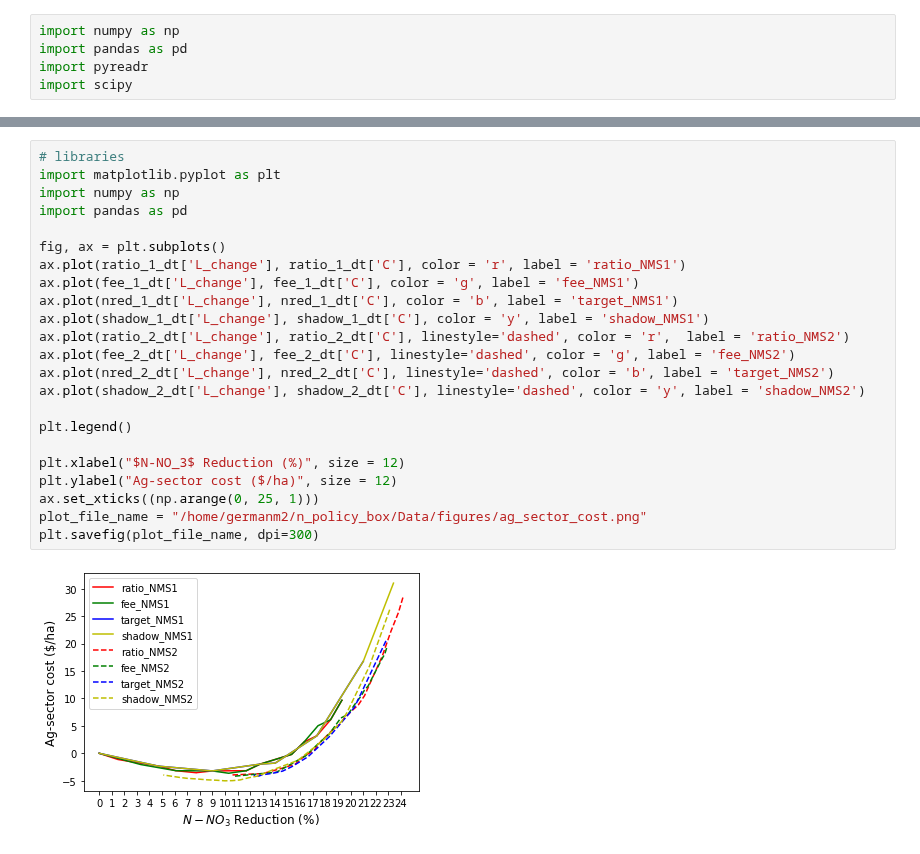
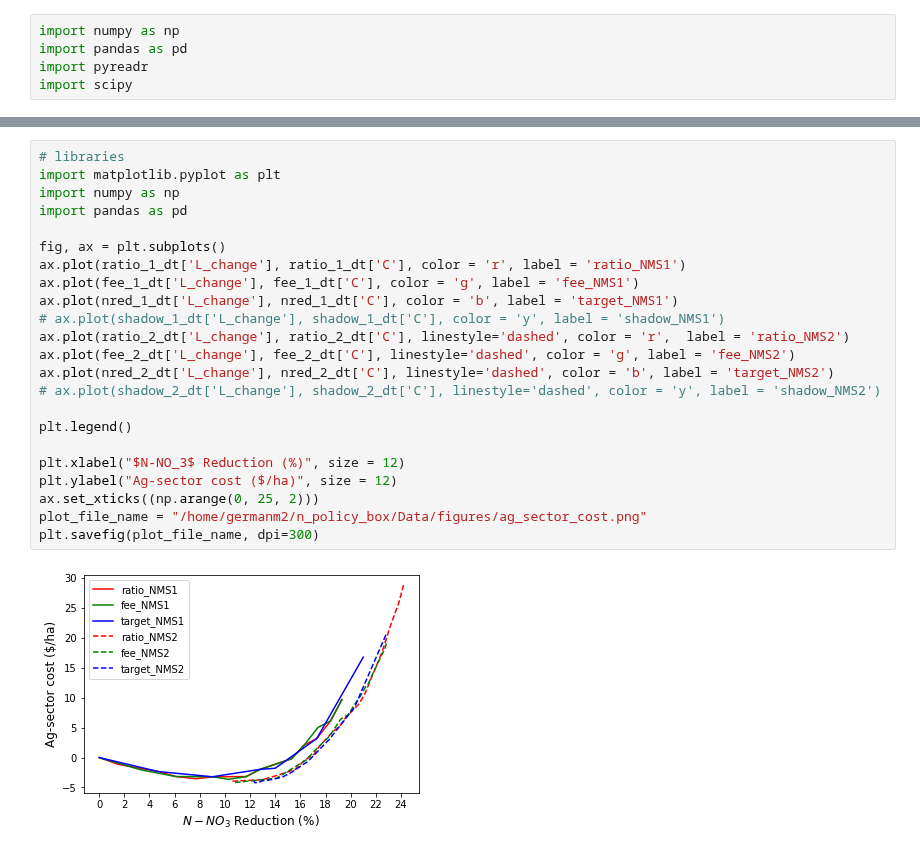
Before and after one commit to germanmandrini/n_policy, a Jupyter notebook: Codes/5e_L_reduction_cost.ipynb, the cells around one changed output, grey strips where cells are left out. Cells and saved outputs as stored; diff of their text form.

```diff
--- a/Codes/5e_L_reduction_cost.ipynb
+++ b/Codes/5e_L_reduction_cost.ipynb
@@ -79,25 +80,25 @@ shadow_2_dt
 # %%
 # libraries
 import matplotlib.pyplot as plt
 import numpy as np
 import pandas as pd
 
 fig, ax = plt.subplots()
 ax.plot(ratio_1_dt['L_change'], ratio_1_dt['C'], color = 'r', label = 'ratio_NMS1')
 ax.plot(fee_1_dt['L_change'], fee_1_dt['C'], color = 'g', label = 'fee_NMS1')
 ax.plot(nred_1_dt['L_change'], nred_1_dt['C'], color = 'b', label = 'target_NMS1')
-ax.plot(shadow_1_dt['L_change'], shadow_1_dt['C'], color = 'y', label = 'shadow_NMS1')
+# ax.plot(shadow_1_dt['L_change'], shadow_1_dt['C'], color = 'y', label = 'shadow_NMS1')
 ax.plot(ratio_2_dt['L_change'], ratio_2_dt['C'], linestyle='dashed', color = 'r',  label = 'ratio_NMS2')
 ax.plot(fee_2_dt['L_change'], fee_2_dt['C'], linestyle='dashed', color = 'g', label = 'fee_NMS2')
 ax.plot(nred_2_dt['L_change'], nred_2_dt['C'], linestyle='dashed', color = 'b', label = 'target_NMS2')
-ax.plot(shadow_2_dt['L_change'], shadow_2_dt['C'], linestyle='dashed', color = 'y', label = 'shadow_NMS2')
+# ax.plot(shadow_2_dt['L_change'], shadow_2_dt['C'], linestyle='dashed', color = 'y', label = 'shadow_NMS2')
 
 plt.legend()
 
 plt.xlabel("$N-NO_3$ Reduction (%)", size = 12)
 plt.ylabel("Ag-sector cost ($/ha)", size = 12)
-ax.set_xticks((np.arange(0, 25, 1)))
+ax.set_xticks((np.arange(0, 25, 2)))
 plot_file_name = "/home/germanm2/n_policy_box/Data/figures/ag_sector_cost.png"
 plt.savefig(plot_file_name, dpi=300)
 # %% [output]
-[figure, old version]
+[figure, new version]
```
Also changed, not shown: parts of 2 cells of this notebook, 3 other files.
